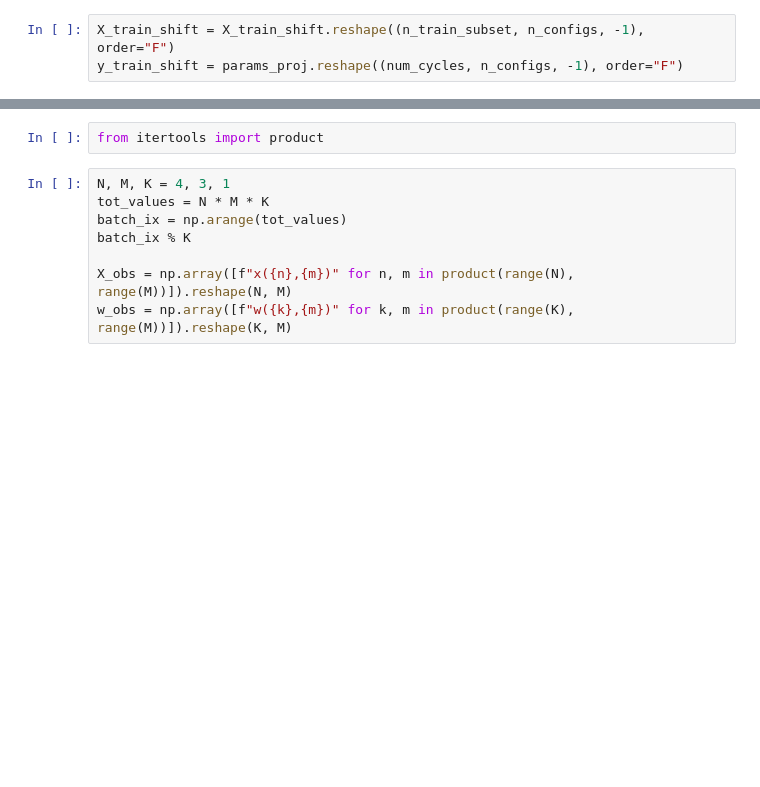
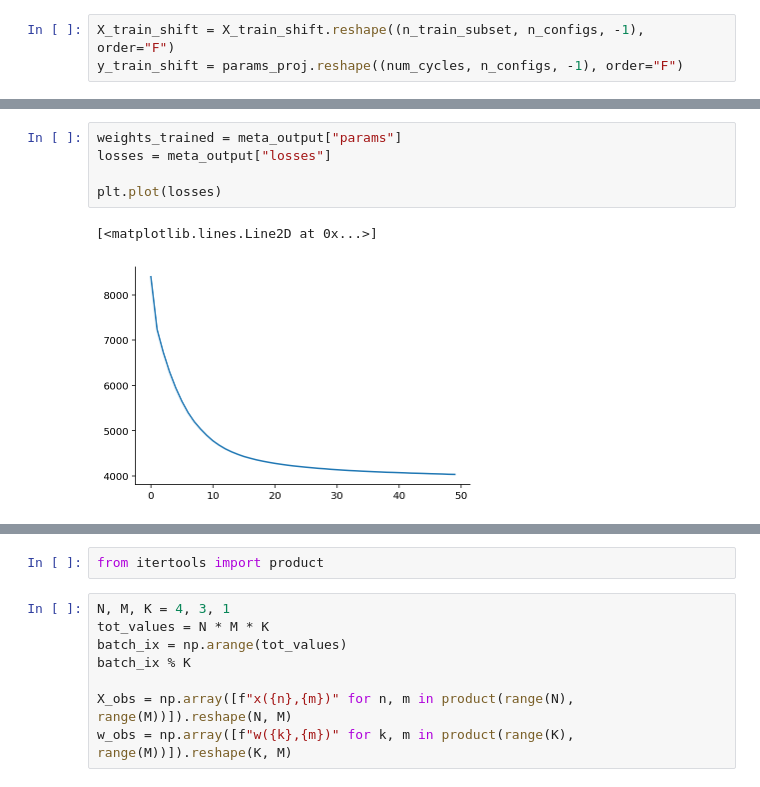
Before and after one commit to probml/shift-happens, a Jupyter notebook: notebooks/009-gendist-v1-snapshop-ensemble.ipynb, the cells around one changed output, grey strips where cells are left out. Cells and saved outputs as stored; diff of their text form; blank space fills up the shorter version.

```diff
--- a/notebooks/009-gendist-v1-snapshop-ensemble.ipynb
+++ b/notebooks/009-gendist-v1-snapshop-ensemble.ipynb
@@ -356,3 +343,11 @@ DeviceArray(51440.242, dtype=float32)
+# %%
+weights_trained = meta_output["params"]
+losses = meta_output["losses"]
+
+plt.plot(losses)
+# %% [output]
+[<matplotlib.lines.Line2D at 0x...>]
+[figure, added]
 # %%
 errs = np.power((weights_model.apply(weights_trained, X_train_shift_jax) - y_train_shift_jax[[0], :]), 2).mean(axis=0)
 plt.imshow(jnp.log(errs))
```
Also changed, not shown: parts of 39 cells of this notebook.
